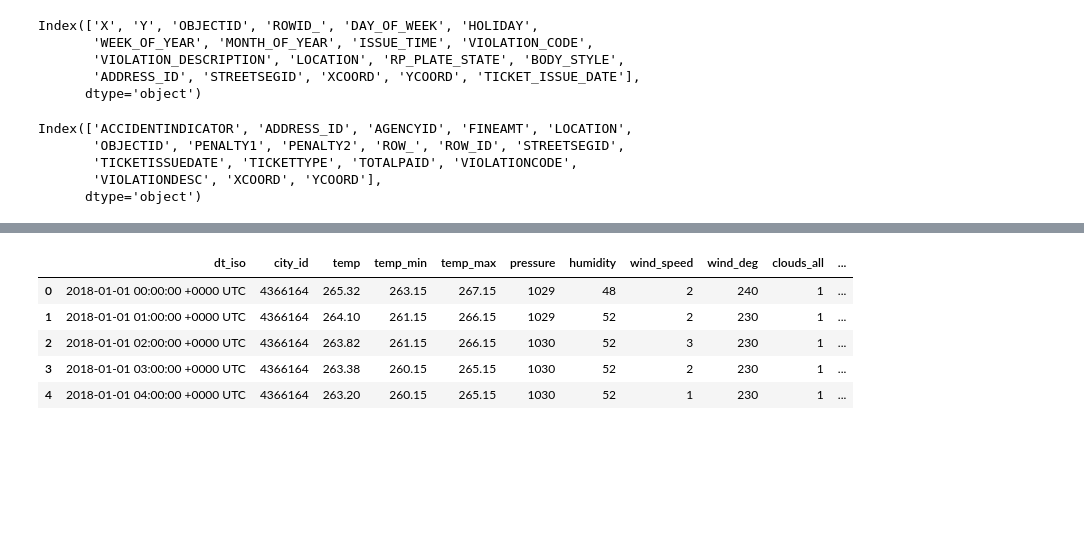
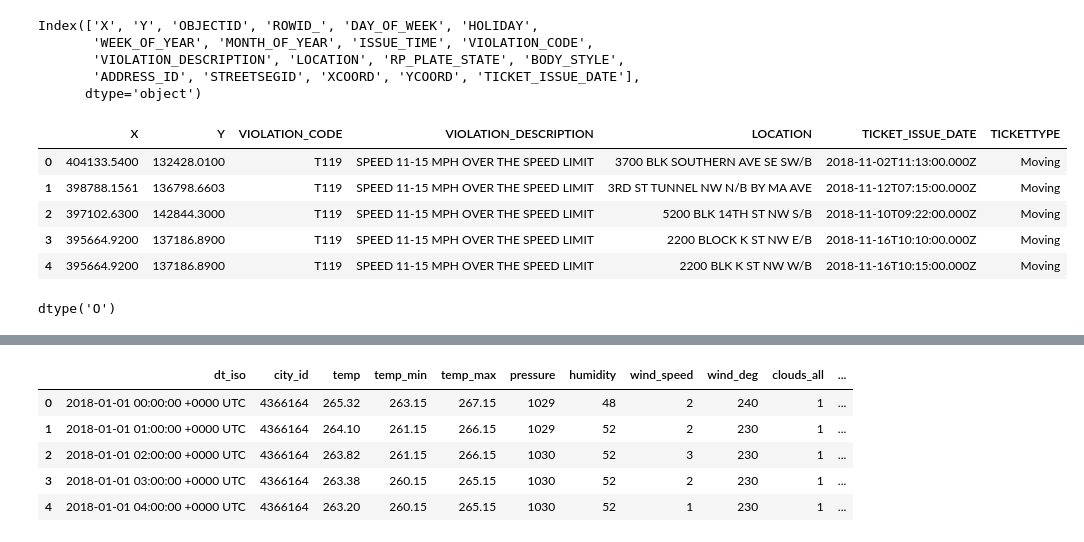
Before and after one commit to TPD119/GW_Project2_ETL, a Jupyter notebook: parking_moving_violations_dc.ipynb, the cells around one changed output, grey strips where cells are left out. Cells and saved outputs as stored; diff of their text form; code cells hidden in the pictures; blank space fills up the shorter version.

```diff
--- a/parking_moving_violations_dc.ipynb
+++ b/parking_moving_violations_dc.ipynb
@@ -41,13 +51,4 @@ Index(['X', 'Y', 'OBJECTID', 'ROWID_', 'DAY_OF_WEEK', 'HOLIDAY',
        'VIOLATION_DESCRIPTION', 'LOCATION', 'RP_PLATE_STATE', 'BODY_STYLE',
        'ADDRESS_ID', 'STREETSEGID', 'XCOORD', 'YCOORD', 'TICKET_ISSUE_DATE'],
       dtype='object')
-# %%
-#List column names
-moving_df.columns
-# %% [output]
-Index(['ACCIDENTINDICATOR', 'ADDRESS_ID', 'AGENCYID', 'FINEAMT', 'LOCATION',
-       'OBJECTID', 'PENALTY1', 'PENALTY2', 'ROW_', 'ROW_ID', 'STREETSEGID',
-       'TICKETISSUEDATE', 'TICKETTYPE', 'TOTALPAID', 'VIOLATIONCODE',
-       'VIOLATIONDESC', 'XCOORD', 'YCOORD'],
-      dtype='object')
 # %%
@@ -55,2 +56,18 @@ Index(['ACCIDENTINDICATOR', 'ADDRESS_ID', 'AGENCYID', 'FINEAMT', 'LOCATION',
 parking_frame = parking_frame[['X', 'Y', 'VIOLATION_CODE', 'VIOLATION_DESCRIPTION', 'LOCATION', 'RP_PLATE_STATE', 'TICKET_ISSUE_DATE']]
 moving_df = moving_df[['XCOORD', 'YCOORD', 'VIOLATIONCODE', 'VIOLATIONDESC', 'LOCATION', 'TICKETISSUEDATE', 'TICKETTYPE']]
+# %%
+# rename moving columns to align with parking
+moving_df.rename(columns = {'XCOORD':'X', 'YCOORD':'Y', 'VIOLATIONCODE':'VIOLATION_CODE', 'VIOLATIONDESC':'VIOLATION_DESCRIPTION', 'TICKETISSUEDATE':'TICKET_ISSUE_DATE'}, inplace = True)
+moving_df.head()
+# %% [output]
+|  | X | Y | VIOLATION_CODE | VIOLATION_DESCRIPTION | LOCATION | TICKET_ISSUE_DATE | TICKETTYPE |
+| 0 | 404133.5400 | 132428.0100 | T119 | SPEED 11-15 MPH OVER THE SPEED LIMIT | 3700 BLK SOUTHERN AVE SE SW/B | 2018-11-02T11:13:00.000Z | Moving |
+| 1 | 398788.1561 | 136798.6603 | T119 | SPEED 11-15 MPH OVER THE SPEED LIMIT | 3RD ST TUNNEL NW N/B BY MA AVE | 2018-11-12T07:15:00.000Z | Moving |
+| 2 | 397102.6300 | 142844.3000 | T119 | SPEED 11-15 MPH OVER THE SPEED LIMIT | 5200 BLK 14TH ST NW S/B | 2018-11-10T09:22:00.000Z | Moving |
+| 3 | 395664.9200 | 137186.8900 | T119 | SPEED 11-15 MPH OVER THE SPEED LIMIT | 2200 BLOCK K ST NW E/B | 2018-11-16T10:10:00.000Z | Moving |
+| 4 | 395664.9200 | 137186.8900 | T119 | SPEED 11-15 MPH OVER THE SPEED LIMIT | 2200 BLK K ST NW W/B | 2018-11-16T10:15:00.000Z | Moving |
+# %%
+#Data type of date column
+moving_df['TICKET_ISSUE_DATE'].dtype
+# %% [output]
+dtype('O')
```
Also changed, not shown: parts of 30 cells of this notebook, 4 other files.
